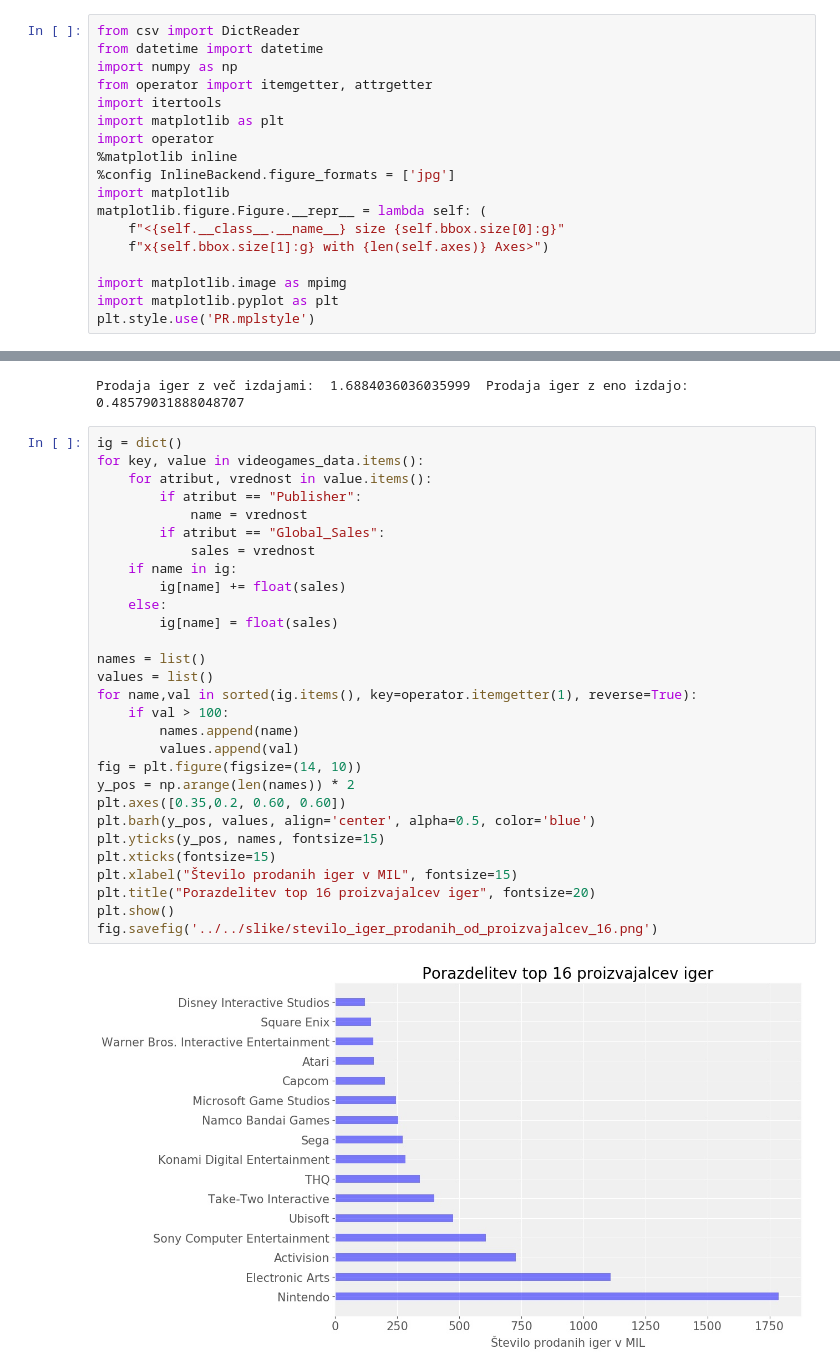
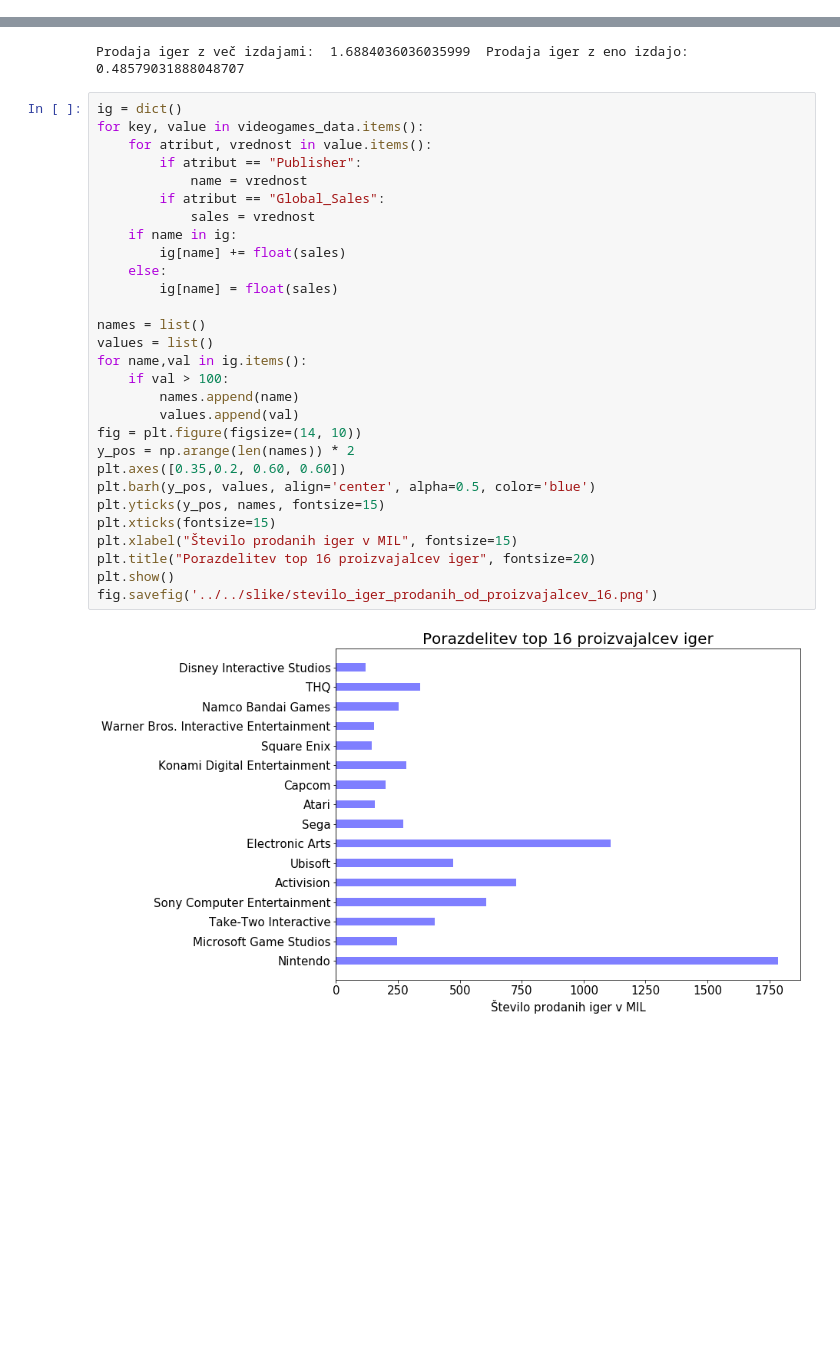
Before and after one commit to mh-developer/PR19MHATMF, a Jupyter notebook: src/skripte-matej/analiza.ipynb, the cells around one changed output, grey strips where cells are left out. Saved outputs shown, nothing was run; the diff lists cells and outputs as text; blank space fills up the shorter version.

Commit message:
Changed graphs

```diff
--- a/src/skripte-matej/analiza.ipynb
+++ b/src/skripte-matej/analiza.ipynb
@@ -1,18 +0,0 @@
-# %%
-from csv import DictReader
-from datetime import datetime
-import numpy as np
-from operator import itemgetter, attrgetter
-import itertools
-import matplotlib as plt
-import operator
-%matplotlib inline
-%config InlineBackend.figure_formats = ['jpg']
-import matplotlib
-matplotlib.figure.Figure.__repr__ = lambda self: (
-    f"<{self.__class__.__name__} size {self.bbox.size[0]:g}"
-    f"x{self.bbox.size[1]:g} with {len(self.axes)} Axes>")
-
-import matplotlib.image as mpimg
-import matplotlib.pyplot as plt
-plt.style.use('PR.mplstyle')
@@ -206,31 +184,31 @@ Prodaja iger z več izdajami:  1.6884036036035999  Prodaja iger z eno izdajo:  0
 # %%
 ig = dict()
 for key, value in videogames_data.items():
     for atribut, vrednost in value.items():
         if atribut == "Publisher":
             name = vrednost
         if atribut == "Global_Sales":
             sales = vrednost
     if name in ig:
         ig[name] += float(sales)
     else:
         ig[name] = float(sales)
 
 names = list()
 values = list()
-for name,val in sorted(ig.items(), key=operator.itemgetter(1), reverse=True):
+for name,val in ig.items():
     if val > 100:
         names.append(name)
         values.append(val)
 fig = plt.figure(figsize=(14, 10))
 y_pos = np.arange(len(names)) * 2
 plt.axes([0.35,0.2, 0.60, 0.60])
 plt.barh(y_pos, values, align='center', alpha=0.5, color='blue')
 plt.yticks(y_pos, names, fontsize=15)
 plt.xticks(fontsize=15)
 plt.xlabel("Število prodanih iger v MIL", fontsize=15)
 plt.title("Porazdelitev top 16 proizvajalcev iger", fontsize=20)
 plt.show()
 fig.savefig('../../slike/stevilo_iger_prodanih_od_proizvajalcev_16.png')
 # %% [output]
-[figure, old version]
+[figure, new version]
```
Also changed, not shown: parts of 4 cells of this notebook, 3 other files.
